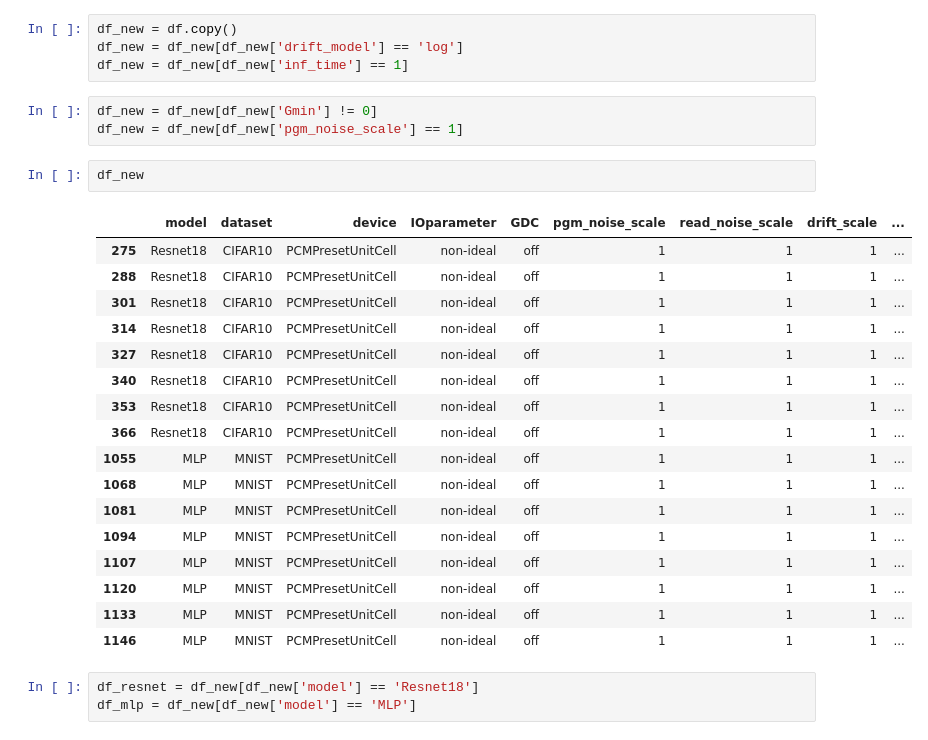
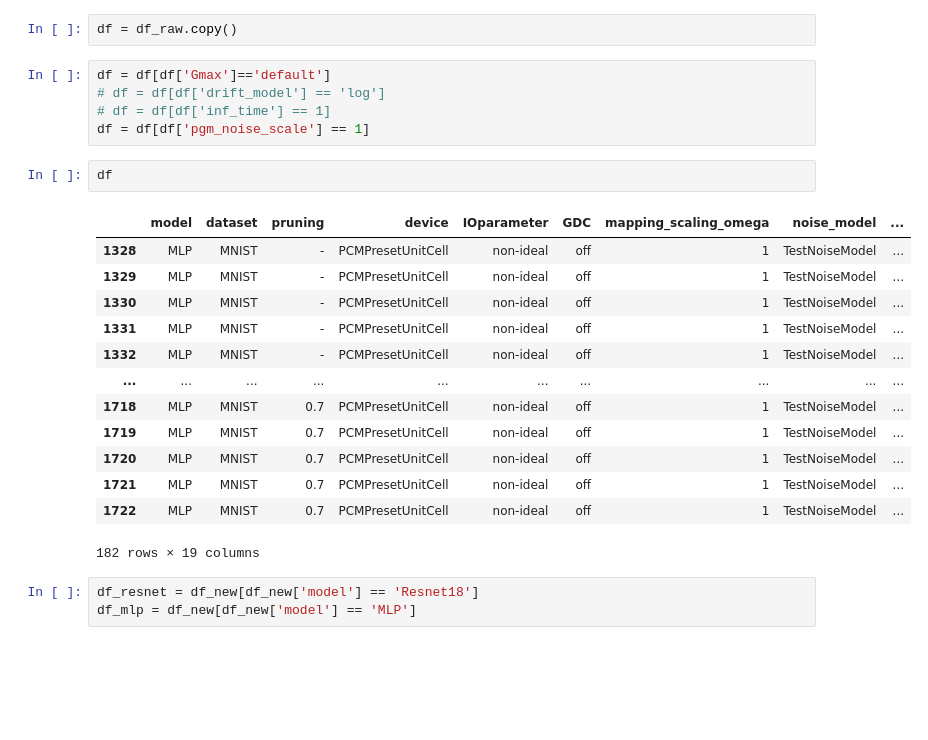
Before and after one commit to PRAM-weight-biasing/PRAM-weight-biasing, a Jupyter notebook: z_data_processing/data.ipynb, the cells around one changed output. Cells and saved outputs as stored; diff of their text form; blank space fills up the shorter version.

```diff
--- a/z_data_processing/data.ipynb
+++ b/z_data_processing/data.ipynb
@@ -30,33 +49,29 @@ df['drift_model'].unique()
 # %% [output]
 array(['-', 'default', 0.1, 0.05, 0.01, 'log', 'GST225', 'linear'],
       dtype=object)
-# %%
-df_new = df.copy()
-df_new = df_new[df_new['drift_model'] == 'log']
-df_new = df_new[df_new['inf_time'] == 1]
-# %%
-df_new = df_new[df_new['Gmin'] != 0]
-df_new = df_new[df_new['pgm_noise_scale'] == 1]
-# %%
-df_new
-# %% [output]
-|  | model | dataset | device | IOparameter | GDC | pgm_noise_scale | read_noise_scale | drift_scale | ... |
-| 275 | Resnet18 | CIFAR10 | PCMPresetUnitCell | non-ideal | off | 1 | 1 | 1 | ... |
-| 288 | Resnet18 | CIFAR10 | PCMPresetUnitCell | non-ideal | off | 1 | 1 | 1 | ... |
-| 301 | Resnet18 | CIFAR10 | PCMPresetUnitCell | non-ideal | off | 1 | 1 | 1 | ... |
-| 314 | Resnet18 | CIFAR10 | PCMPresetUnitCell | non-ideal | off | 1 | 1 | 1 | ... |
-| 327 | Resnet18 | CIFAR10 | PCMPresetUnitCell | non-ideal | off | 1 | 1 | 1 | ... |
-| 340 | Resnet18 | CIFAR10 | PCMPresetUnitCell | non-ideal | off | 1 | 1 | 1 | ... |
-| 353 | Resnet18 | CIFAR10 | PCMPresetUnitCell | non-ideal | off | 1 | 1 | 1 | ... |
-| 366 | Resnet18 | CIFAR10 | PCMPresetUnitCell | non-ideal | off | 1 | 1 | 1 | ... |
-| 1055 | MLP | MNIST | PCMPresetUnitCell | non-ideal | off | 1 | 1 | 1 | ... |
-| 1068 | MLP | MNIST | PCMPresetUnitCell | non-ideal | off | 1 | 1 | 1 | ... |
-| 1081 | MLP | MNIST | PCMPresetUnitCell | non-ideal | off | 1 | 1 | 1 | ... |
-| 1094 | MLP | MNIST | PCMPresetUnitCell | non-ideal | off | 1 | 1 | 1 | ... |
-| 1107 | MLP | MNIST | PCMPresetUnitCell | non-ideal | off | 1 | 1 | 1 | ... |
-| 1120 | MLP | MNIST | PCMPresetUnitCell | non-ideal | off | 1 | 1 | 1 | ... |
-| 1133 | MLP | MNIST | PCMPresetUnitCell | non-ideal | off | 1 | 1 | 1 | ... |
-| 1146 | MLP | MNIST | PCMPresetUnitCell | non-ideal | off | 1 | 1 | 1 | ... |
+# %%
+df = df_raw.copy()
+# %%
+df = df[df['Gmax']=='default']
+# df = df[df['drift_model'] == 'log']
+# df = df[df['inf_time'] == 1]
+df = df[df['pgm_noise_scale'] == 1]
+# %%
+df
+# %% [output]
+|  | model | dataset | pruning | device | IOparameter | GDC | mapping_scaling_omega | noise_model | ... |
+| 1328 | MLP | MNIST | - | PCMPresetUnitCell | non-ideal | off | 1 | TestNoiseModel | ... |
+| 1329 | MLP | MNIST | - | PCMPresetUnitCell | non-ideal | off | 1 | TestNoiseModel | ... |
+| 1330 | MLP | MNIST | - | PCMPresetUnitCell | non-ideal | off | 1 | TestNoiseModel | ... |
+| 1331 | MLP | MNIST | - | PCMPresetUnitCell | non-ideal | off | 1 | TestNoiseModel | ... |
+| 1332 | MLP | MNIST | - | PCMPresetUnitCell | non-ideal | off | 1 | TestNoiseModel | ... |
+| ... | ... | ... | ... | ... | ... | ... | ... | ... | ... |
+| 1718 | MLP | MNIST | 0.7 | PCMPresetUnitCell | non-ideal | off | 1 | TestNoiseModel | ... |
+| 1719 | MLP | MNIST | 0.7 | PCMPresetUnitCell | non-ideal | off | 1 | TestNoiseModel | ... |
+| 1720 | MLP | MNIST | 0.7 | PCMPresetUnitCell | non-ideal | off | 1 | TestNoiseModel | ... |
+| 1721 | MLP | MNIST | 0.7 | PCMPresetUnitCell | non-ideal | off | 1 | TestNoiseModel | ... |
+| 1722 | MLP | MNIST | 0.7 | PCMPresetUnitCell | non-ideal | off | 1 | TestNoiseModel | ... |
+182 rows × 19 columns
 # %%
 df_resnet = df_new[df_new['model'] == 'Resnet18']
 df_mlp = df_new[df_new['model'] == 'MLP']
```
Also changed, not shown: parts of 6 cells of this notebook, 2 other files.
